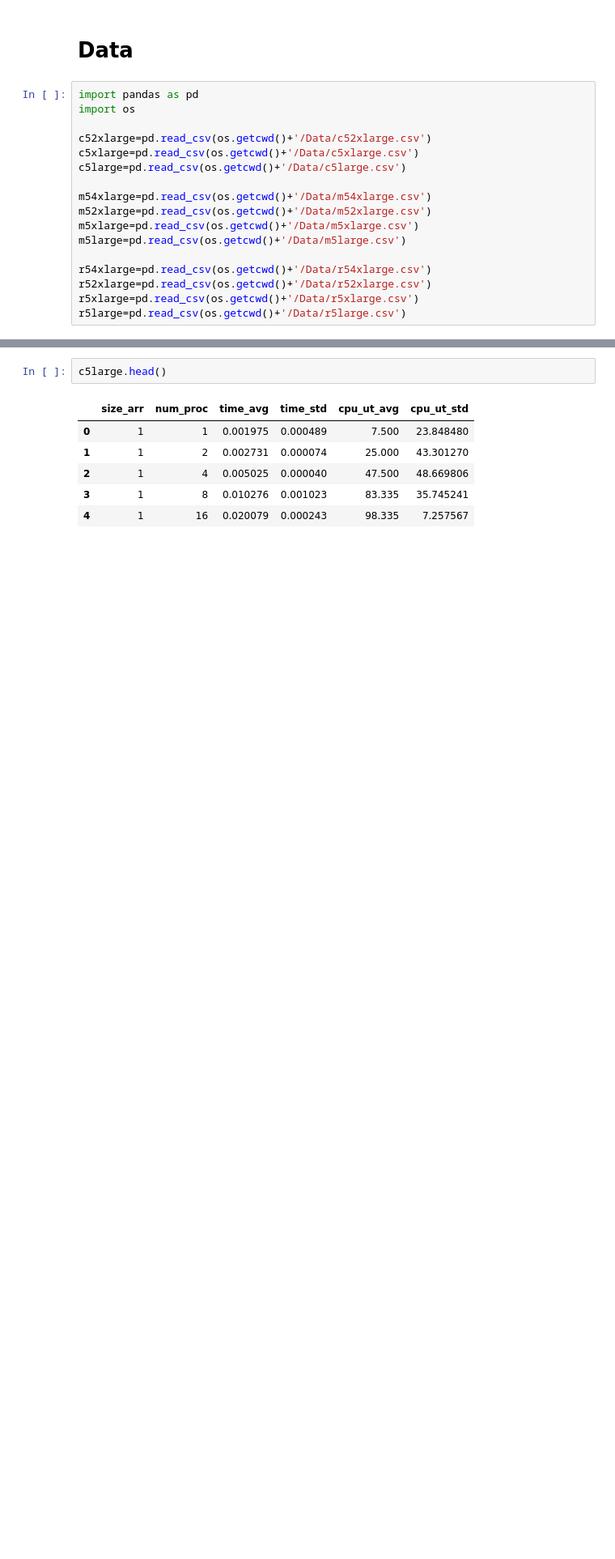
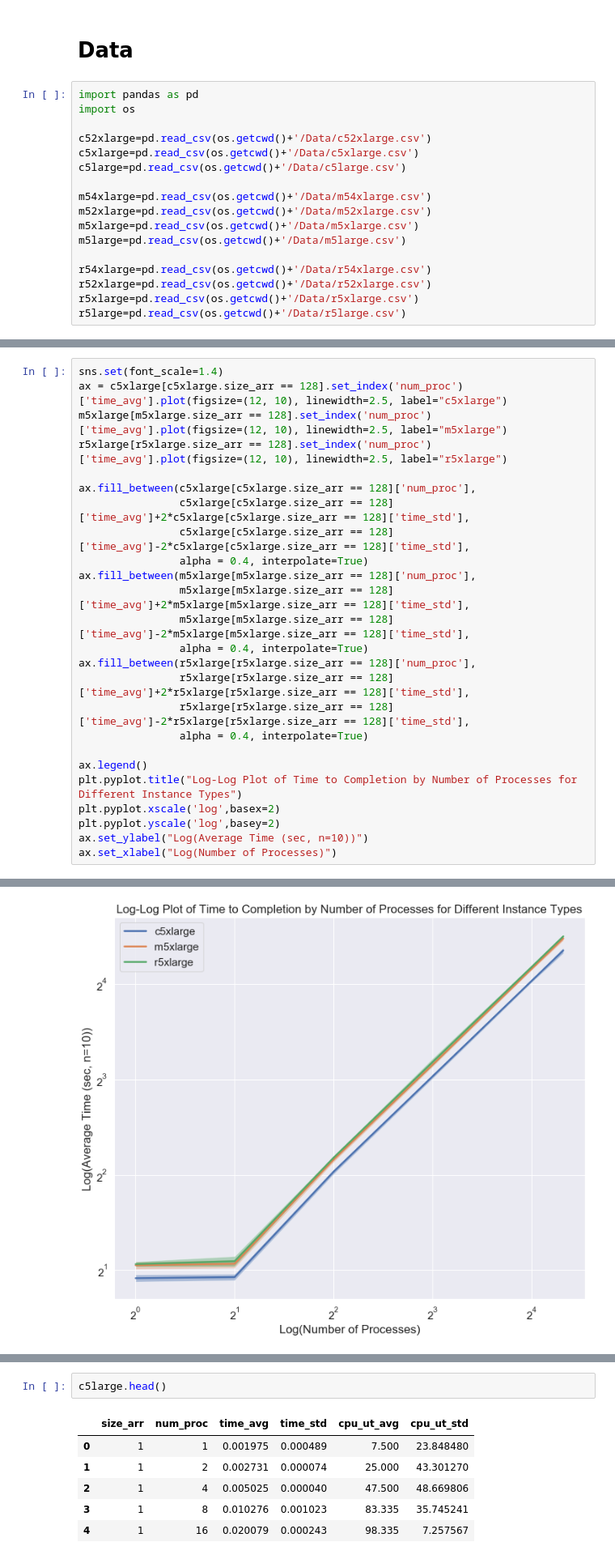
Before and after one commit to chiennifer/Public-DSC291, a Jupyter notebook: hw2/Team001_HW2_Jennifer's_visualizations.ipynb, the cells around one changed output, grey strips where cells are left out. Shown at 81% size. Cells and saved outputs as stored; diff of their text form; blank space fills up the shorter version.

```diff
--- a/hw2/Team001_HW2_Jennifer's_visualizations.ipynb
+++ b/hw2/Team001_HW2_Jennifer's_visualizations.ipynb
@@ -47,0 +99,26 @@ r5large=pd.read_csv(os.getcwd()+'/Data/r5large.csv')
+# %%
+sns.set(font_scale=1.4)
+ax = c5xlarge[c5xlarge.size_arr == 128].set_index('num_proc')['time_avg'].plot(figsize=(12, 10), linewidth=2.5, label="c5xlarge")
+m5xlarge[m5xlarge.size_arr == 128].set_index('num_proc')['time_avg'].plot(figsize=(12, 10), linewidth=2.5, label="m5xlarge")
+r5xlarge[r5xlarge.size_arr == 128].set_index('num_proc')['time_avg'].plot(figsize=(12, 10), linewidth=2.5, label="r5xlarge")
+
+ax.fill_between(c5xlarge[c5xlarge.size_arr == 128]['num_proc'],
+                c5xlarge[c5xlarge.size_arr == 128]['time_avg']+2*c5xlarge[c5xlarge.size_arr == 128]['time_std'],
+                c5xlarge[c5xlarge.size_arr == 128]['time_avg']-2*c5xlarge[c5xlarge.size_arr == 128]['time_std'],
+                alpha = 0.4, interpolate=True)
+ax.fill_between(m5xlarge[m5xlarge.size_arr == 128]['num_proc'],
+                m5xlarge[m5xlarge.size_arr == 128]['time_avg']+2*m5xlarge[m5xlarge.size_arr == 128]['time_std'],
+                m5xlarge[m5xlarge.size_arr == 128]['time_avg']-2*m5xlarge[m5xlarge.size_arr == 128]['time_std'],
+                alpha = 0.4, interpolate=True)
+ax.fill_between(r5xlarge[r5xlarge.size_arr == 128]['num_proc'],
+                r5xlarge[r5xlarge.size_arr == 128]['time_avg']+2*r5xlarge[r5xlarge.size_arr == 128]['time_std'],
+                r5xlarge[r5xlarge.size_arr == 128]['time_avg']-2*r5xlarge[r5xlarge.size_arr == 128]['time_std'],
+                alpha = 0.4, interpolate=True)
+
+ax.legend()
+plt.pyplot.title("Log-Log Plot of Time to Completion by Number of Processes for Different Instance Types")
+plt.pyplot.xscale('log',basex=2)
+plt.pyplot.yscale('log',basey=2)
+ax.set_ylabel("Log(Average Time (sec, n=10))")
+ax.set_xlabel("Log(Number of Processes)")
+# %% [output]
@@ -47,0 +126 @@ r5large=pd.read_csv(os.getcwd()+'/Data/r5large.csv')
+[figure, added]
```
Also changed, not shown: parts of 8 cells of this notebook, 1 other file.
